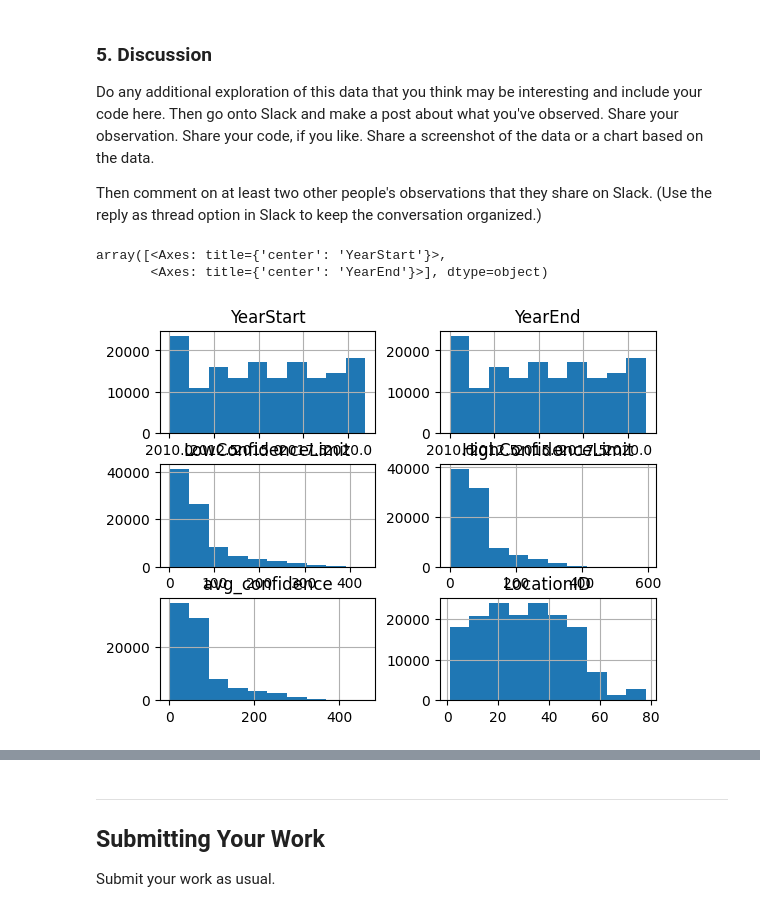
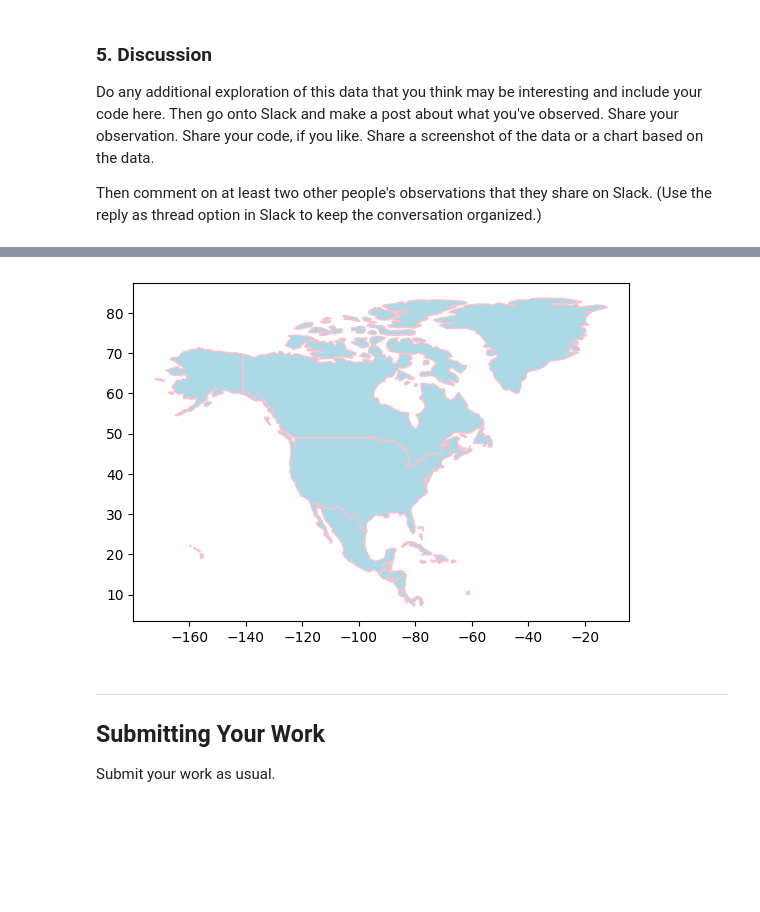
Before and after one commit to Diwakarmogarala/hds5210-2023, a Jupyter notebook: week13/week13_assignment_2.ipynb, the cells around one changed output, grey strips where cells are left out. Drawn from its saved outputs; the diff is of its cells as text; code cells hidden in the pictures; blank space fills up the shorter version.

```diff
--- a/week13/week13_assignment_2.ipynb
+++ b/week13/week13_assignment_2.ipynb
@@ -150,9 +154,12 @@ plt.title
 Do any additional exploration of this data that you think may be interesting and include your code here.  Then go onto Slack and make a post about what you've observed.  Share your observation.  Share your code, if you like.  Share a screenshot of the data or a chart based on the data.
 
 Then comment on at least two other people's observations that they share on Slack.  (Use the reply as thread option in Slack to keep the conversation organized.)
-# %%
-cvd.hist()
-# %% [output]
-array([<Axes: title={'center': 'YearStart'}>,
-       <Axes: title={'center': 'YearEnd'}>], dtype=object)
-[figure, removed]
+# %%
+import geopandas as gpd
+geo_earth = gpd.read_file(gpd.datasets.get_path('naturalearth_lowres'))
+geo_earth = geo_earth[geo_earth['continent'] == 'North America']
+axis_plot = geo_earth.plot(color='lightblue', edgecolor = 'pink' )
+geo_earth
+cvd_geo = gpd.GeoDataFrame(cvd,geometry = 'GeoLocation')
+cvd['GeoLocation'].plot(ax=geo_earth, color = 'red')
+# %% [output]
@@ -159,3 +183,4 @@ array([<Axes: title={'center': 'YearStart'}>,
+[figure, added]
 # %% [markdown]
 
 
```
Also changed, not shown: parts of 7 cells of this notebook.
